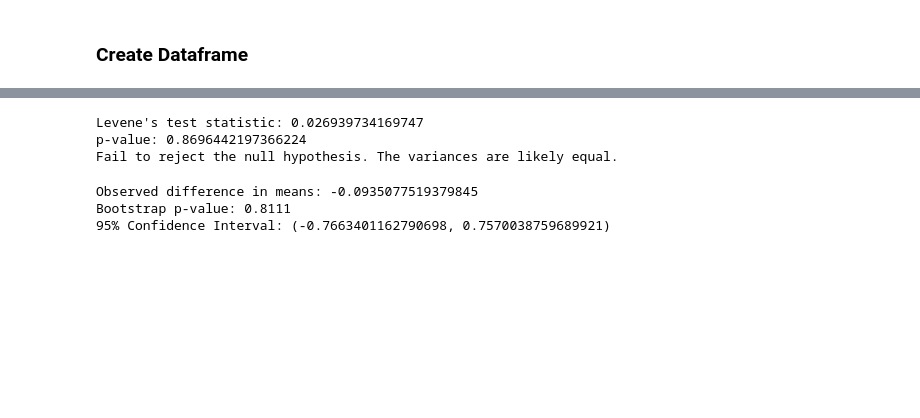
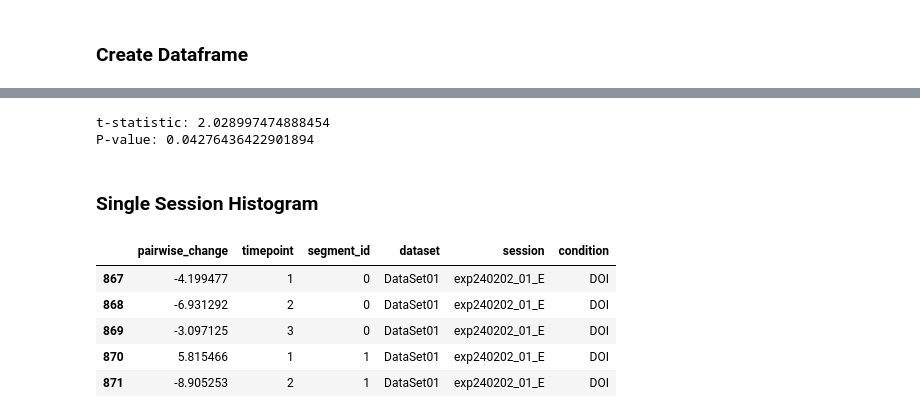
Before and after one commit to nghess/pvd-morphology, a Jupyter notebook: segment_histograms.ipynb, the cells around one changed output, grey strips where cells are left out. Drawn from its saved outputs; the diff is of its cells as text; code cells hidden in the pictures; blank space fills up the shorter version.

```diff
--- a/segment_histograms.ipynb
+++ b/segment_histograms.ipynb
@@ -216,44 +203,24 @@ doi_data = doi_data['pairwise_change']
-# %%
-# Perform Levene's test
-statistic, p_value = stats.levene(control_data, doi_data)
-print(f"Levene's test statistic: {statistic}")
-print(f"p-value: {p_value}")
-
-# Interpret the results
-alpha = 0.05  # common significance level
-if p_value > alpha:
-    print("Fail to reject the null hypothesis. The variances are likely equal.")
-else:
-    print("Reject the null hypothesis. The variances are likely not equal.")
-# %% [output]
-Levene's test statistic: 0.026939734169747
-p-value: 0.8696442197366224
-Fail to reject the null hypothesis. The variances are likely equal.
-# %%
-def bootstrap_mean_diff(group1, group2, num_bootstraps=10000):
-    n1, n2 = len(group1), len(group2)
-    combined = np.concatenate([group1, group2])
-    bootstrap_diffs = []
-    for _ in range(num_bootstraps):
-        boot_sample = np.random.choice(combined, size=n1+n2, replace=True)
-        boot_group1 = boot_sample[:n1]
-        boot_group2 = boot_sample[n1:]
-        bootstrap_diffs.append(np.mean(boot_group1) - np.mean(boot_group2))
-    return bootstrap_diffs
-
-bootstrap_diffs = bootstrap_mean_diff(control_data, doi_data)
-observed_diff = np.mean(control_data) - np.mean(doi_data)
-
-# Calculate p-value
-p_value = np.mean(np.abs(bootstrap_diffs) >= np.abs(observed_diff))
-
-print(f"Observed difference in means: {observed_diff}")
-print(f"Bootstrap p-value: {p_value}")
-
-# Calculate confidence interval
-ci_lower, ci_upper = np.percentile(bootstrap_diffs, [2.5, 97.5])
-print(f"95% Confidence Interval: ({ci_lower}, {ci_upper})")
-# %% [output]
-Observed difference in means: -0.0935077519379845
-Bootstrap p-value: 0.8111
-95% Confidence Interval: (-0.7663401162790698, 0.7570038759689921)
+# %%
+t_statistic, p_value = stats.ttest_ind(doi_data, control_data, equal_var=equal_var)
+
+if not equal_var:
+    print(f"Welch's t-statistic: {t_statistic}")
+else:
+    print(f"t-statistic: {t_statistic}")
+
+print(f"P-value: {p_value}")
+# %% [output]
+t-statistic: 2.028997474888454
+P-value: 0.04276436422901894
+# %% [markdown]
+### Single Session Histogram
+# %%
+session = 'exp240202_01_E'
+seg_change_df.loc[seg_change_df['session'] == session].head()
+# %% [output]
+|  | pairwise_change | timepoint | segment_id | dataset | session | condition |
+| 867 | -4.199477 | 1 | 0 | DataSet01 | exp240202_01_E | DOI |
+| 868 | -6.931292 | 2 | 0 | DataSet01 | exp240202_01_E | DOI |
+| 869 | -3.097125 | 3 | 0 | DataSet01 | exp240202_01_E | DOI |
+| 870 | 5.815466 | 1 | 1 | DataSet01 | exp240202_01_E | DOI |
+| 871 | -8.905253 | 2 | 1 | DataSet01 | exp240202_01_E | DOI |
```
Also changed, not shown: parts of 12 cells of this notebook.
